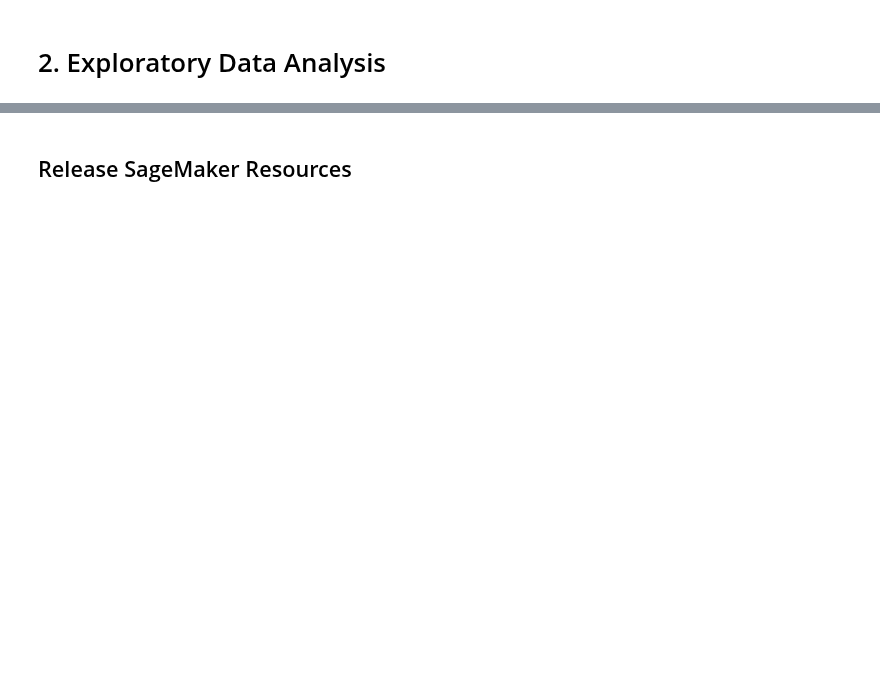
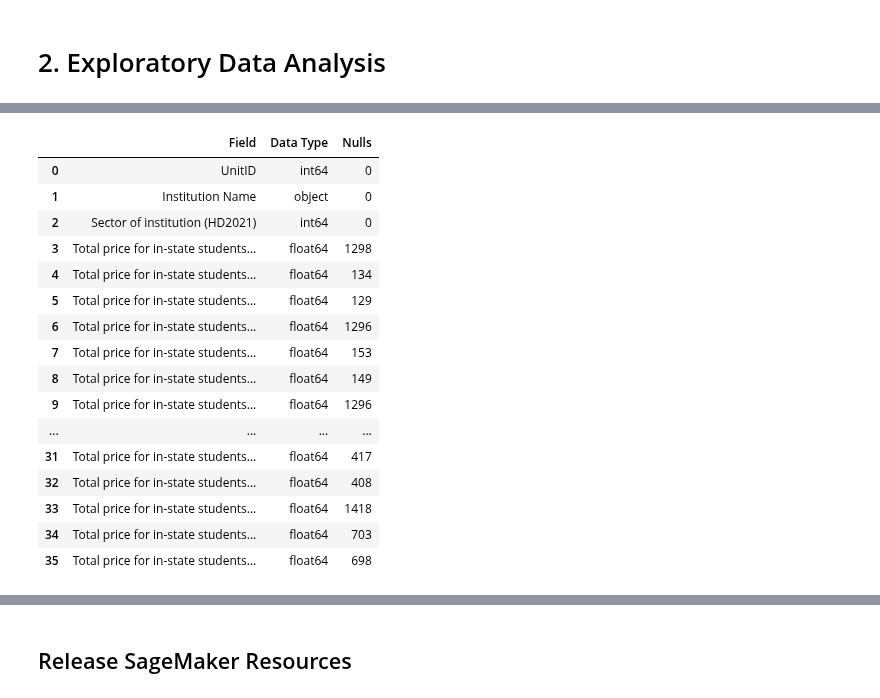
Before and after one commit to dsklnr/ADS508, a Jupyter notebook: CollegeAffordability.ipynb, the cells around one changed output, grey strips where cells are left out. Cells and saved outputs as stored; diff of their text form; code cells hidden in the pictures; blank space fills up the shorter version.

```diff
--- a/CollegeAffordability.ipynb
+++ b/CollegeAffordability.ipynb
@@ -209,2 +257,9 @@ df_stickerprice = pd.read_csv(s3_public_path_tuition +
 # %%
-df_stickerprice.head()
+# Function to inspect datatypes and nulls
+def initial_eda(df):
+    data_types = df.dtypes
+    data_types = pd.DataFrame(data_types)
+    data_types = data_types.assign(Null_Values=df.isnull().sum())
+    data_types.reset_index(inplace=True)
+    data_types.rename(columns={0: 'Data Type', 'index': 'Field', 'Null_Values': 'Nulls'}, inplace=True)
+    return data_types
@@ -218,0 +266,20 @@ df_stickerprice.head()
+# %%
+initial_eda(df_sticker_price)
+# %% [output]
+|  | Field | Data Type | Nulls |
+| 0 | UnitID | int64 | 0 |
+| 1 | Institution Name | object | 0 |
+| 2 | Sector of institution (HD2021) | int64 | 0 |
+| 3 | Total price for in-state students... | float64 | 1298 |
+| 4 | Total price for in-state students... | float64 | 134 |
+| 5 | Total price for in-state students... | float64 | 129 |
+| 6 | Total price for in-state students... | float64 | 1296 |
+| 7 | Total price for in-state students... | float64 | 153 |
+| 8 | Total price for in-state students... | float64 | 149 |
+| 9 | Total price for in-state students... | float64 | 1296 |
+| ... | ... | ... | ... |
+| 31 | Total price for in-state students... | float64 | 417 |
+| 32 | Total price for in-state students... | float64 | 408 |
+| 33 | Total price for in-state students... | float64 | 1418 |
+| 34 | Total price for in-state students... | float64 | 703 |
+| 35 | Total price for in-state students... | float64 | 698 |
```
Also changed, not shown: parts of 28 cells of this notebook.
